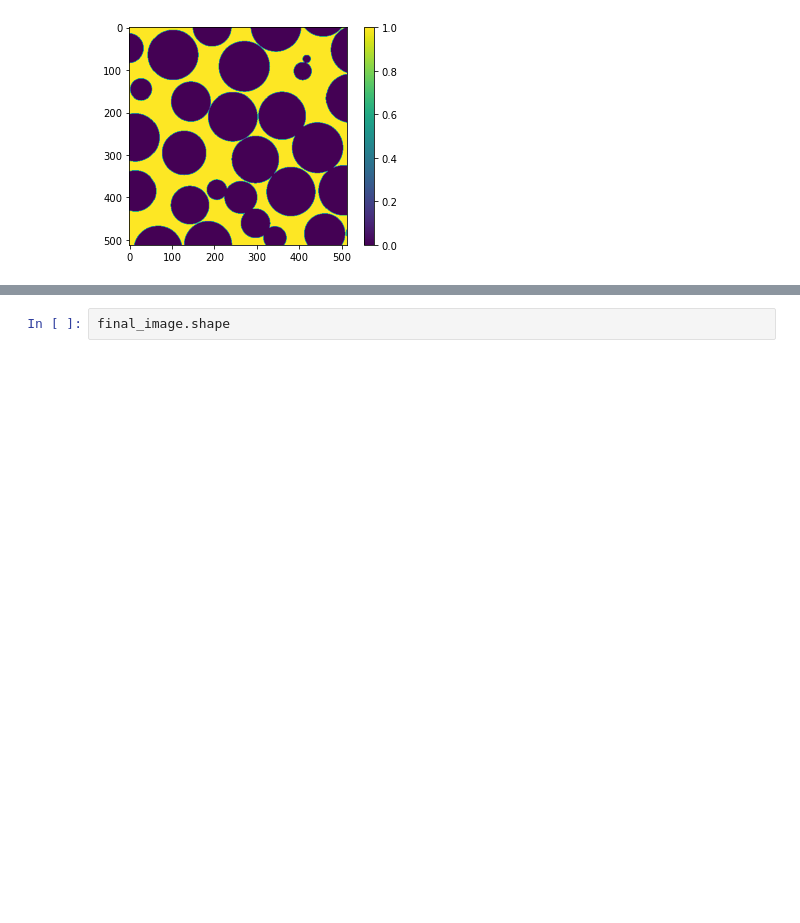
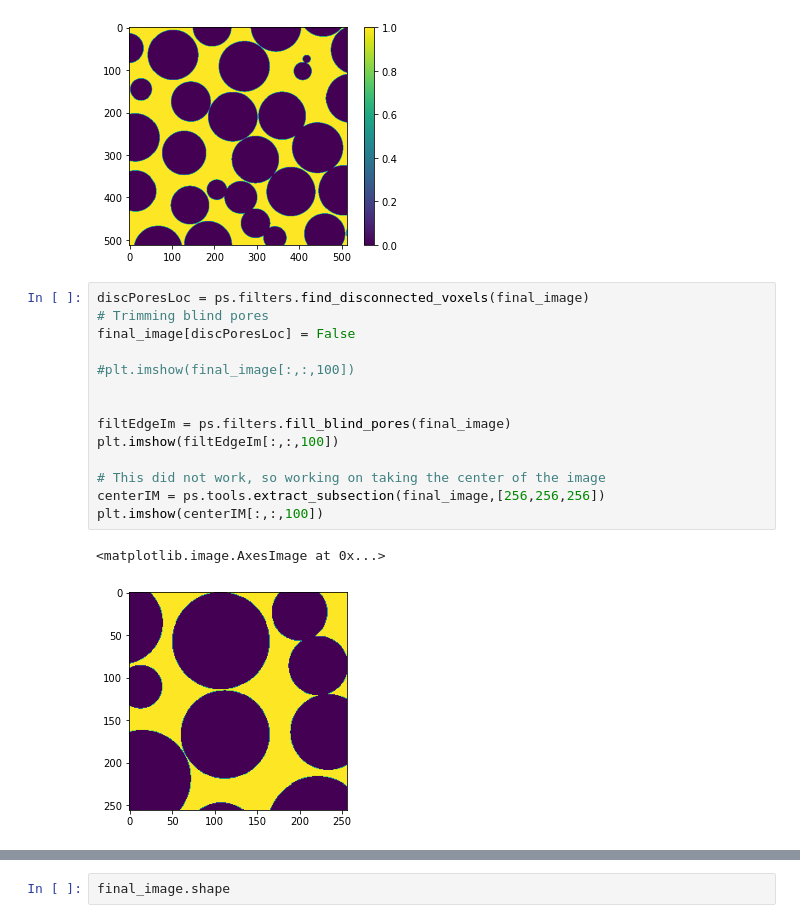
Before and after one commit to akkendrick/LABMOPS, a Jupyter notebook: digitalSampAnalysis.ipynb, the cells around one changed output, grey strips where cells are left out. Cells and saved outputs as stored; diff of their text form; blank space fills up the shorter version.

Commit message:
Removing parallel, adding center extraction

```diff
--- a/digitalSampAnalysis.ipynb
+++ b/digitalSampAnalysis.ipynb
@@ -18,4 +18,21 @@ plt.colorbar()
 # %% [output]
 <matplotlib.colorbar.Colorbar at 0x...>
 [figure]
+# %%
+discPoresLoc = ps.filters.find_disconnected_voxels(final_image)
+# Trimming blind pores
+final_image[discPoresLoc] = False
+
+#plt.imshow(final_image[:,:,100])
+
+
+filtEdgeIm = ps.filters.fill_blind_pores(final_image)
+plt.imshow(filtEdgeIm[:,:,100])
+
+# This did not work, so working on taking the center of the image
+centerIM = ps.tools.extract_subsection(final_image,[256,256,256])
+plt.imshow(centerIM[:,:,100])
+# %% [output]
+<matplotlib.image.AxesImage at 0x...>
+[figure, added]
 # %%
```
Also changed, not shown: parts of 1 cell of this notebook.
